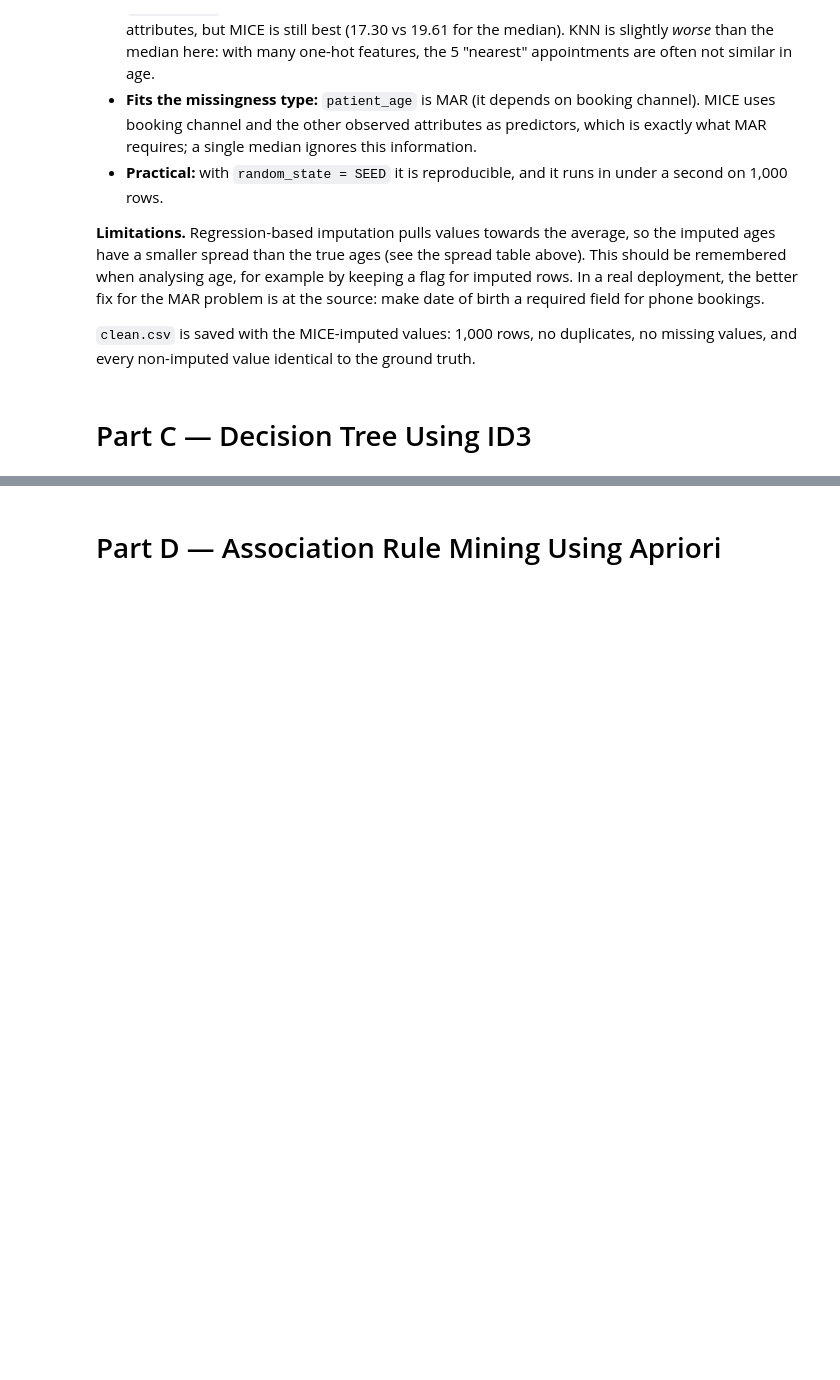
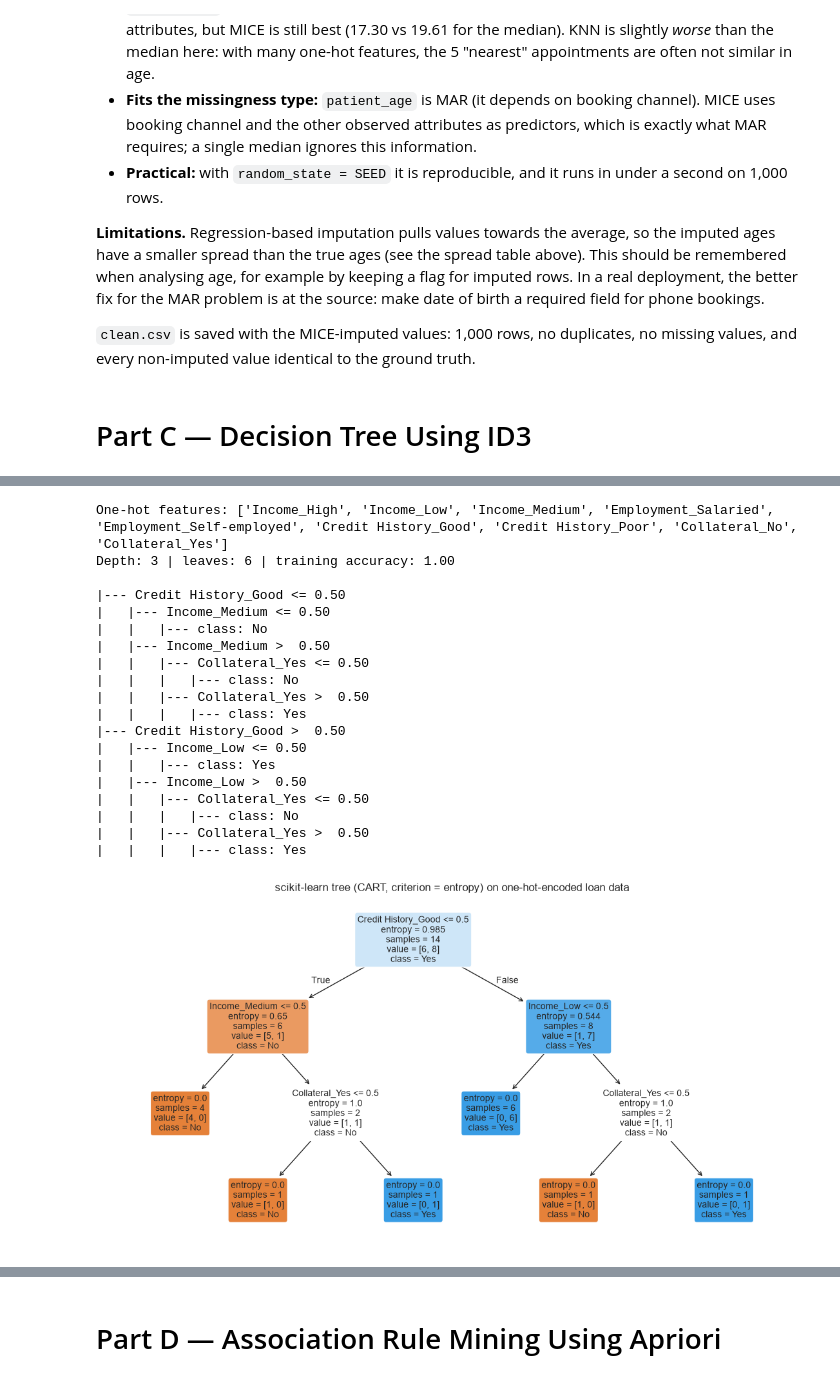
Before and after one commit to qist-tuah/WIE3007_A1_23001946, a Jupyter notebook: notebook/WIE3007_A1_23001946.ipynb, the cells around one changed output, grey strips where cells are left out. Drawn from its saved outputs; the diff is of its cells as text; code cells hidden in the pictures; blank space fills up the shorter version.

Commit message:
Part C: ID3 check, scikit-learn comparison (C4), no-show decision tree (C5)

```diff
--- a/notebook/WIE3007_A1_23001946.ipynb
+++ b/notebook/WIE3007_A1_23001946.ipynb
@@ -1073,0 +1153,40 @@ Ages 6-90 | fees RM 25.50-166.00
+# %%
+# ---------- C4.1 Train the scikit-learn tree on one-hot-encoded data ----------
+from sklearn.tree import DecisionTreeClassifier, plot_tree, export_text
+
+X_loan = pd.get_dummies(loan[ATTRS], dtype=int)
+y_loan = loan["Approved"]
+cart = DecisionTreeClassifier(criterion="entropy", random_state=SEED).fit(X_loan, y_loan)
+
+print("One-hot features:", X_loan.columns.tolist())
+print(f"Depth: {cart.get_depth()} | leaves: {cart.get_n_leaves()} | "
+      f"training accuracy: {cart.score(X_loan, y_loan):.2f}\n")
+print(export_text(cart, feature_names=X_loan.columns.tolist()))
+
+fig, ax = plt.subplots(figsize=(14, 7))
+plot_tree(cart, feature_names=X_loan.columns.tolist(), class_names=cart.classes_.tolist(),
+          filled=True, rounded=True, impurity=True, proportion=False, fontsize=10, ax=ax)
+ax.set_title("scikit-learn tree (CART, criterion = entropy) on one-hot-encoded loan data", fontsize=12)
+plt.savefig(FIG_DIR + "c4_sklearn_tree.png", dpi=150, bbox_inches="tight")
+plt.show()
+# %% [output]
+One-hot features: ['Income_High', 'Income_Low', 'Income_Medium', 'Employment_Salaried', 'Employment_Self-employed', 'Credit History_Good', 'Credit History_Poor', 'Collateral_No', 'Collateral_Yes']
+Depth: 3 | leaves: 6 | training accuracy: 1.00
+
+|--- Credit History_Good <= 0.50
+|   |--- Income_Medium <= 0.50
+|   |   |--- class: No
+|   |--- Income_Medium >  0.50
+|   |   |--- Collateral_Yes <= 0.50
+|   |   |   |--- class: No
+|   |   |--- Collateral_Yes >  0.50
+|   |   |   |--- class: Yes
+|--- Credit History_Good >  0.50
+|   |--- Income_Low <= 0.50
+|   |   |--- class: Yes
+|   |--- Income_Low >  0.50
+|   |   |--- Collateral_Yes <= 0.50
+|   |   |   |--- class: No
+|   |   |--- Collateral_Yes >  0.50
+|   |   |   |--- class: Yes
+[figure, added]
```
Also changed, not shown: parts of 14 cells of this notebook, 6 other files.
